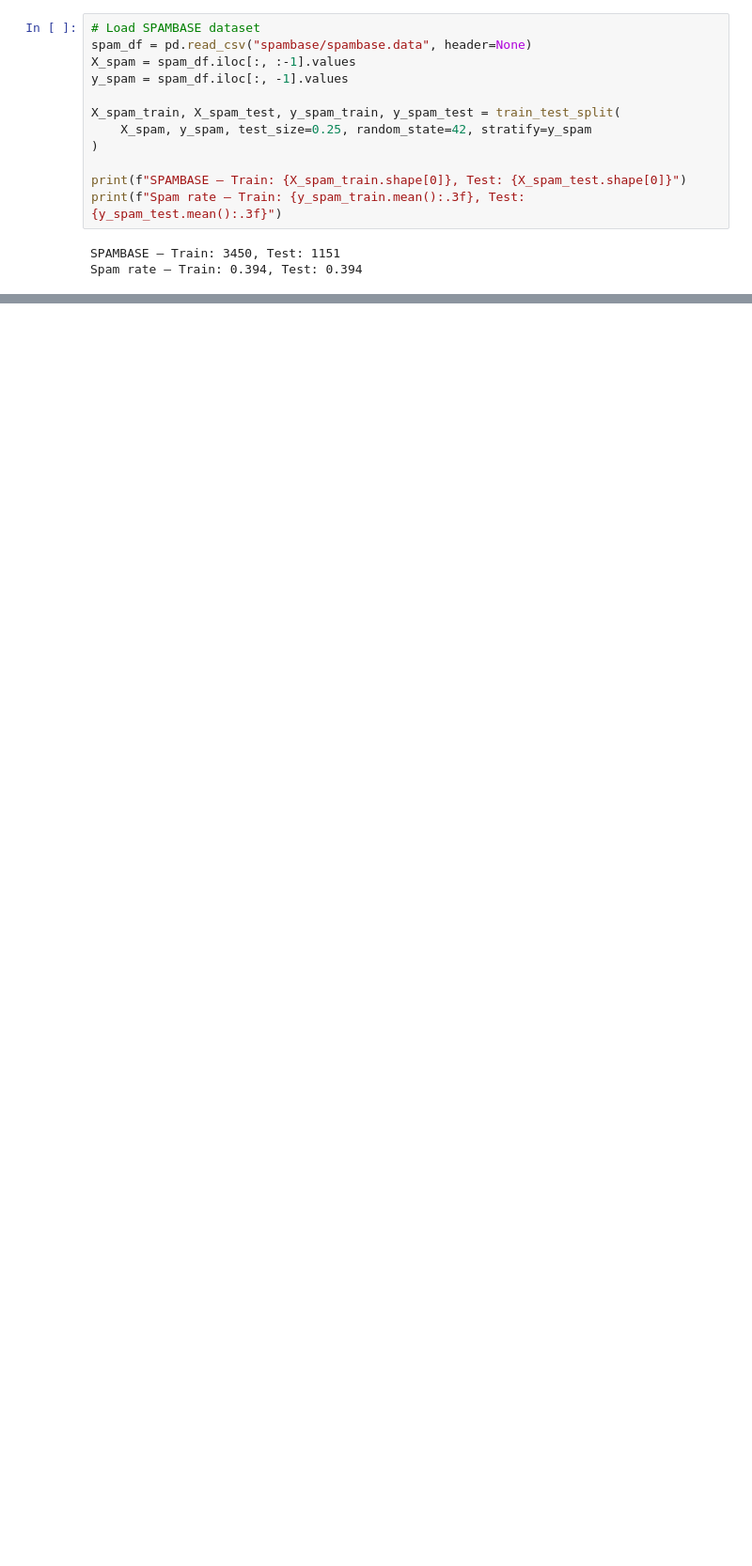
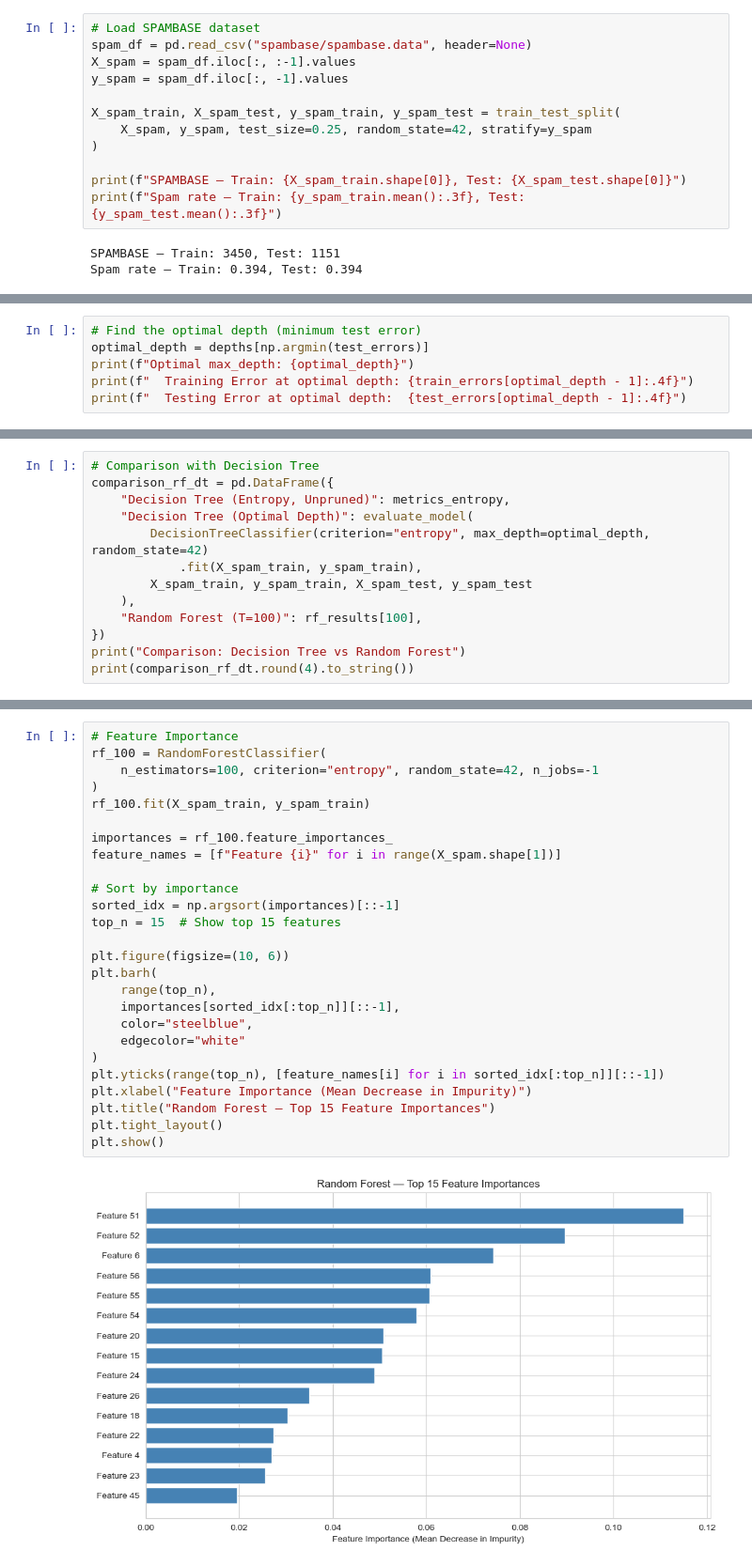
Before and after one commit to jonathanwong05/DS4400, a Jupyter notebook: Homework4/homework4.ipynb, the cells around one changed output, grey strips where cells are left out. Shown at 94% size. Drawn from its saved outputs; the diff is of its cells as text; blank space fills up the shorter version.

```diff
--- a/Homework4/homework4.ipynb
+++ b/Homework4/homework4.ipynb
@@ -31,0 +154,6 @@ Spam rate — Train: 0.394, Test: 0.394
+# %%
+# Find the optimal depth (minimum test error)
+optimal_depth = depths[np.argmin(test_errors)]
+print(f"Optimal max_depth: {optimal_depth}")
+print(f"  Training Error at optimal depth: {train_errors[optimal_depth - 1]:.4f}")
+print(f"  Testing Error at optimal depth:  {test_errors[optimal_depth - 1]:.4f}")
@@ -31,0 +201,13 @@ Spam rate — Train: 0.394, Test: 0.394
+# %%
+# Comparison with Decision Tree
+comparison_rf_dt = pd.DataFrame({
+    "Decision Tree (Entropy, Unpruned)": metrics_entropy,
+    "Decision Tree (Optimal Depth)": evaluate_model(
+        DecisionTreeClassifier(criterion="entropy", max_depth=optimal_depth, random_state=42)
+            .fit(X_spam_train, y_spam_train),
+        X_spam_train, y_spam_train, X_spam_test, y_spam_test
+    ),
+    "Random Forest (T=100)": rf_results[100],
+})
+print("Comparison: Decision Tree vs Random Forest")
+print(comparison_rf_dt.round(4).to_string())
@@ -31,0 +226,28 @@ Spam rate — Train: 0.394, Test: 0.394
+# %%
+# Feature Importance
+rf_100 = RandomForestClassifier(
+    n_estimators=100, criterion="entropy", random_state=42, n_jobs=-1
+)
+rf_100.fit(X_spam_train, y_spam_train)
+
+importances = rf_100.feature_importances_
+feature_names = [f"Feature {i}" for i in range(X_spam.shape[1])]
+
+# Sort by importance
+sorted_idx = np.argsort(importances)[::-1]
+top_n = 15  # Show top 15 features
+
+plt.figure(figsize=(10, 6))
+plt.barh(
+    range(top_n),
+    importances[sorted_idx[:top_n]][::-1],
+    color="steelblue",
+    edgecolor="white"
+)
+plt.yticks(range(top_n), [feature_names[i] for i in sorted_idx[:top_n]][::-1])
+plt.xlabel("Feature Importance (Mean Decrease in Impurity)")
+plt.title("Random Forest — Top 15 Feature Importances")
+plt.tight_layout()
+plt.show()
+# %% [output]
+[figure, added]
```
Also changed, not shown: parts of 40 cells of this notebook.
